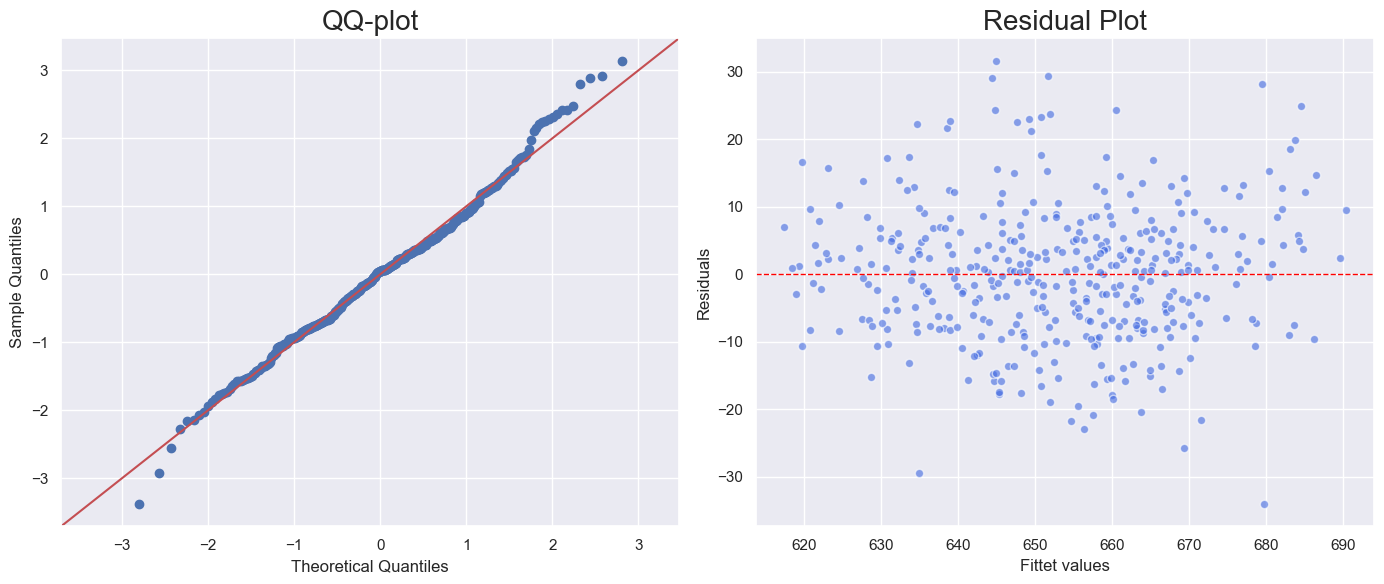
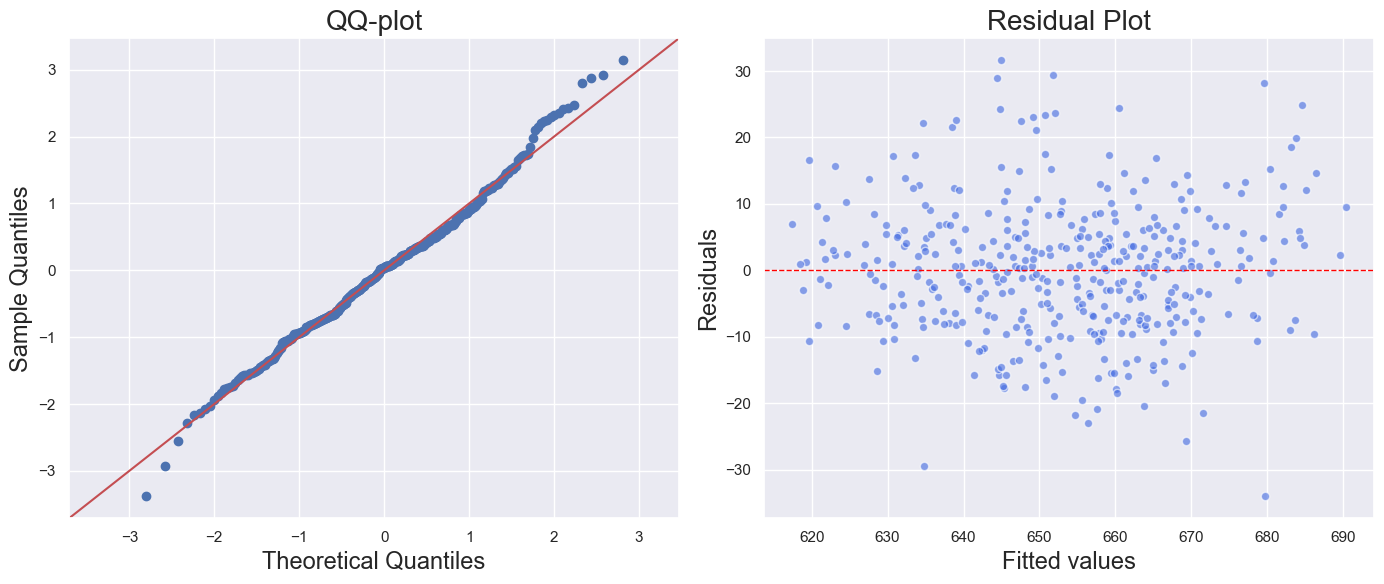
Code edit (unified diff) that turned the first committed figure into the second:
--- before
+++ after
@@ -9,11 +9,14 @@
 sm.qqplot(result.resid, line='45', fit=True, ax=axes[0])
 axes[0].set_title('QQ-plot', size=20)
+axes[0].set_xlabel('Theoretical Quantiles', size=17)
+axes[0].set_ylabel('Sample Quantiles', size=17)
 
 axes[1].scatter(result.fittedvalues, result.resid, alpha=0.6, color='royalblue', edgecolors='w')
 axes[1].axhline(0, color='red', linestyle='--', linewidth=1)
 axes[1].set_title('Residual Plot', size=20)
-axes[1].set_xlabel('Fitted values')
-axes[1].set_ylabel('Residuals')
+axes[1].set_xlabel('Fitted values', size=17)
+axes[1].set_ylabel('Residuals', size=17)
 
 plt.tight_layout()
+plt.savefig("qq_plot_ex1.png", bbox_inches='tight') 
 plt.show()

Commit: Ny rettelser